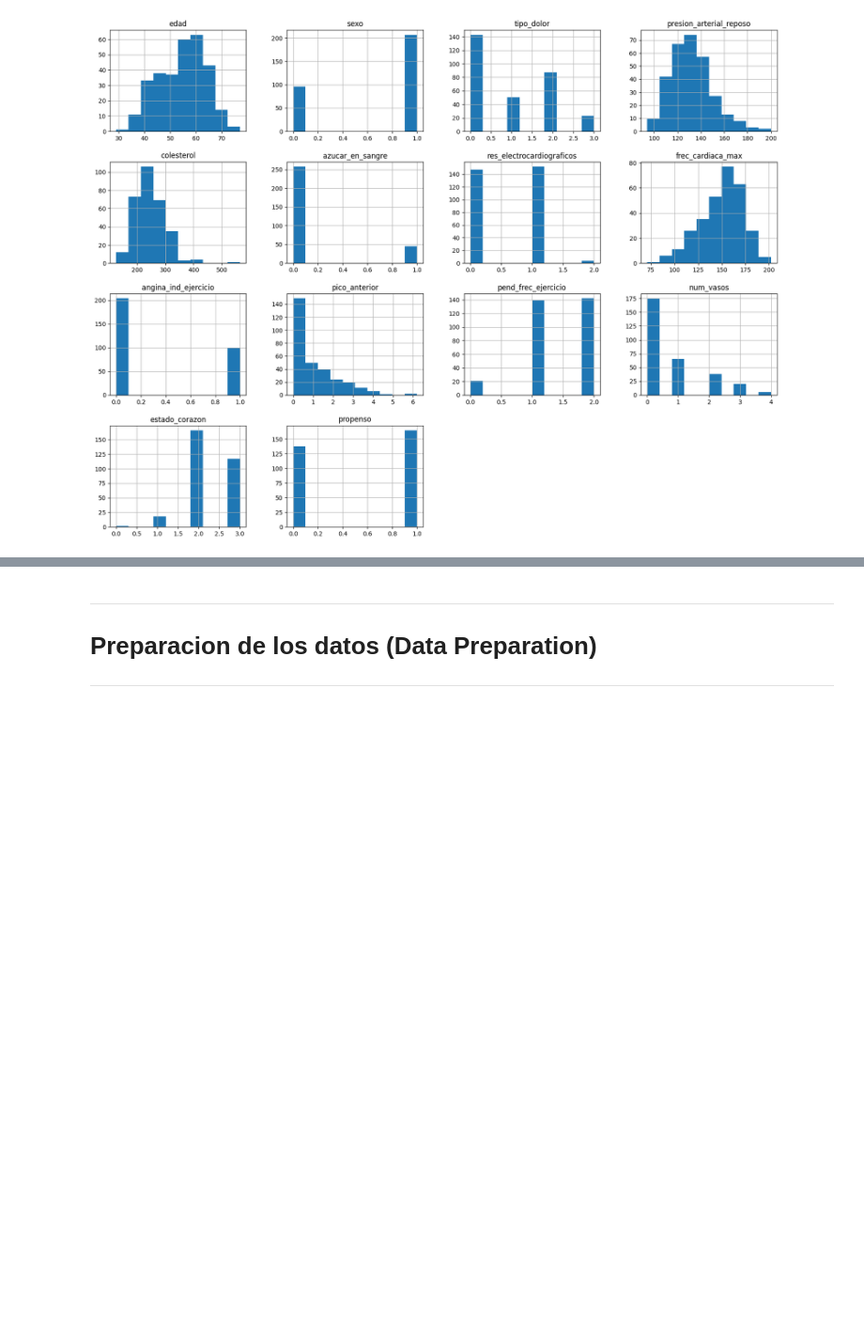
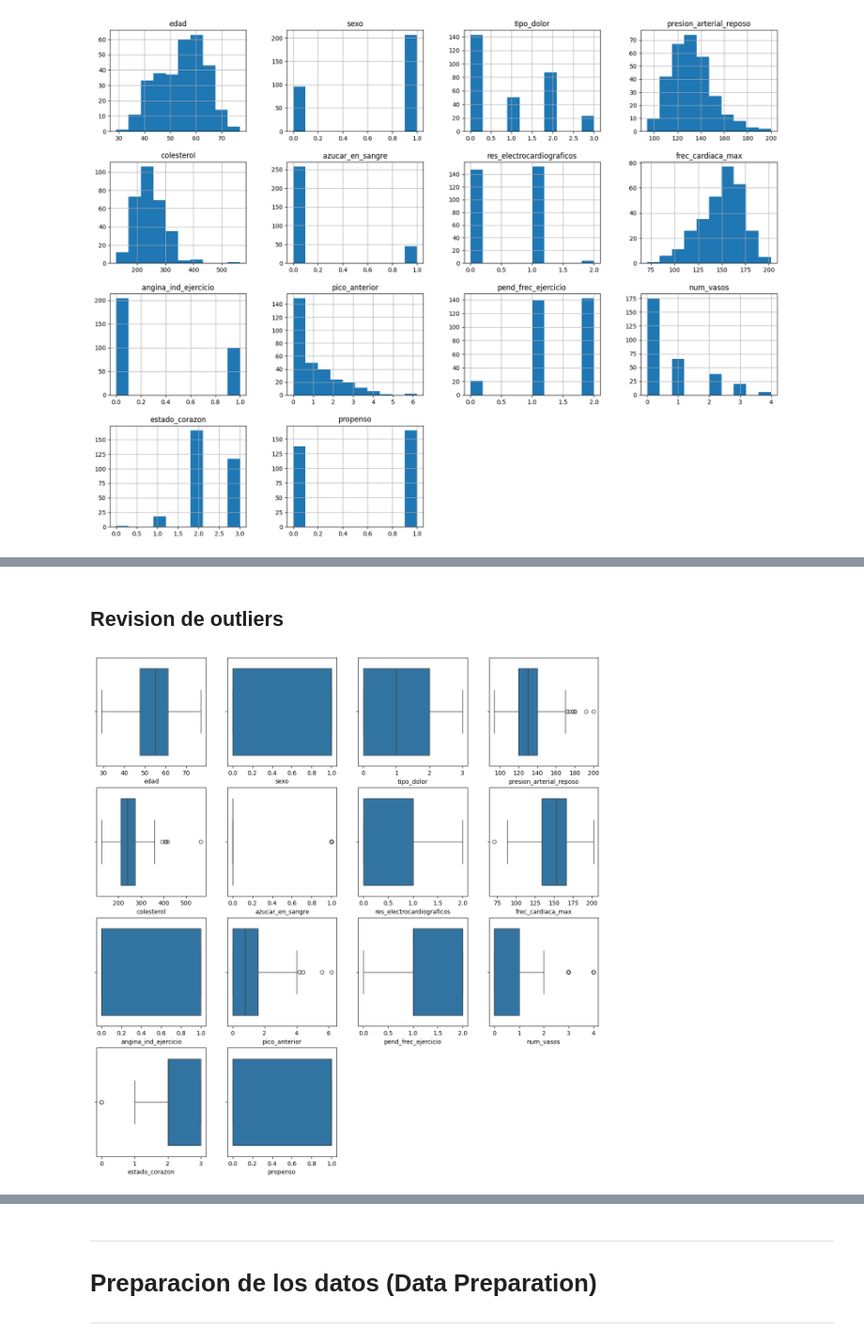
Before and after one commit to carlos1680/obligatorioML2, a Jupyter notebook: obligatorioML2.ipynb, the cells around one changed output, grey strips where cells are left out. Shown at 94% size. Cells and saved outputs as stored; diff of their text form; code cells hidden in the pictures; blank space fills up the shorter version.

```diff
--- a/obligatorioML2.ipynb
+++ b/obligatorioML2.ipynb
@@ -396,0 +408,10 @@ plt.show()
+# %% [markdown]
+## Revision de outliers
+# %%
+plt.figure(figsize=(15, 15))
+for i, col in enumerate(df_heart.columns):
+    plt.subplot(4, 4, i+1)
+    sns.boxplot(x=col, data=df_heart)
+plt.show()
+# %% [output]
+[figure, added]
```
Also changed, not shown: parts of 14 cells of this notebook.
